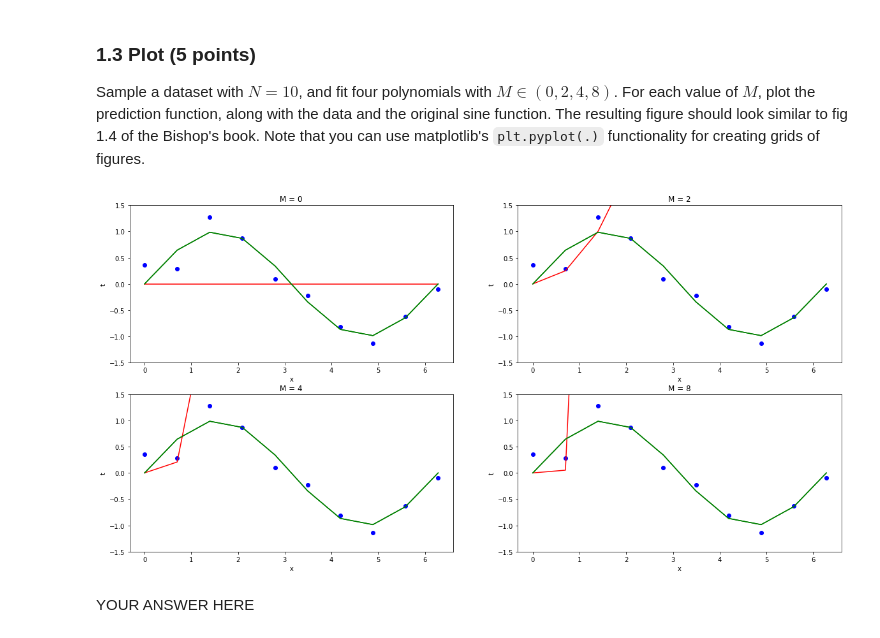
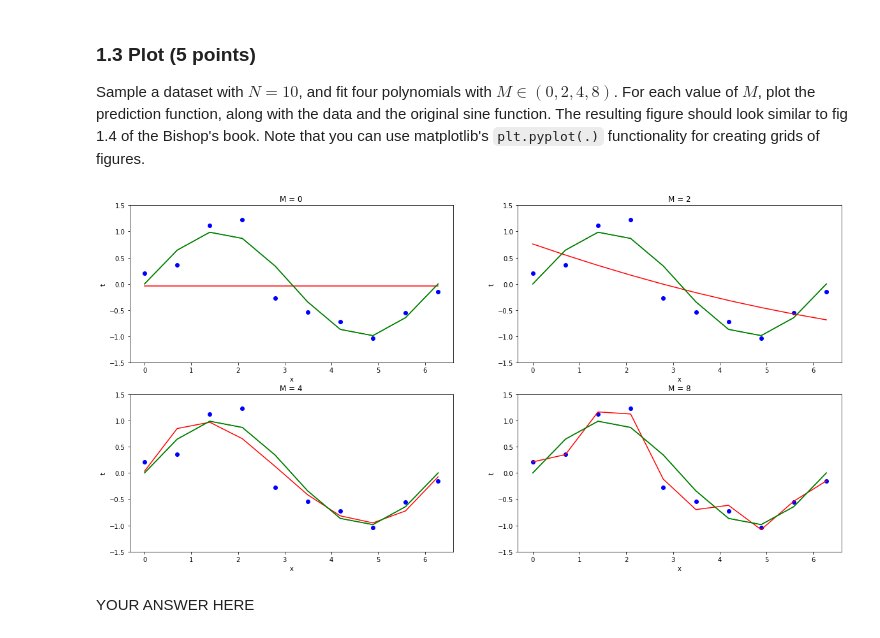
Before and after one commit to sanderbroos/MachineLearning1, a Jupyter notebook: lab1.ipynb, the cells around one changed output. Saved outputs shown, nothing was run; the diff lists cells and outputs as text; code cells hidden in the pictures.

```diff
--- a/lab1.ipynb
+++ b/lab1.ipynb
@@ -186,34 +186,34 @@ For each value of $M$, plot the prediction function, along with the data and the
 # %%
 N = 10
 M = [0,2,4,8]
 
-x, t = gen_sine(N)  # Sample dataset
+x, t = gen_sine(N)  # Sample dataset (random data in every run)
 t_sin = np.sin(x)  # Original sine function
 
 # Get the predicted functions
 t_pred = []
 for m in M:  # For each polynomial order
     w_m_pred, _ = fit_polynomial(x, t, m)  # Get the predicted coefficients of m-order polynomial
     t_m_pred = np.zeros(N)
-    for i in range(m):
-        t_m_pred += w_m_pred[i]*x**m  # Calculate m-order polynomial
+    for i in range(m+1):
+        t_m_pred += w_m_pred[i]*(x**i)  # Calculate m-order polynomial
     t_pred.append(t_m_pred)  # Put the polynomial in the polynomials list
 
 # Plot figures
 plot_pos = [[0,0],[0,1],[1,0],[1,1]]  # plot positions
 plot_titles = [f'M = {m}' for m in M]  # plot titles
 fig, axs = plt.subplots(2, 2)
 for i in range(len(M)):
     axs[plot_pos[i][0],plot_pos[i][1]].scatter(x, t, color='blue')
     axs[plot_pos[i][0],plot_pos[i][1]].plot(x, t_pred[i], color='red')
     axs[plot_pos[i][0],plot_pos[i][1]].plot(x, t_sin, color='green')
     axs[plot_pos[i][0],plot_pos[i][1]].plot(x, t_sin, color='green')
     axs[plot_pos[i][0],plot_pos[i][1]].set_title(plot_titles[i])
 for ax in axs.flat:
     ax.set(xlabel='x', ylabel='t')
     ax.set(ylim=[-1.5,1.5])
 # %% [output]
-[figure, old version]
+[figure, new version]
 # %%
 def fit_polynomial_reg(x, t, m, lamb):
     # YOUR CODE HERE
```
